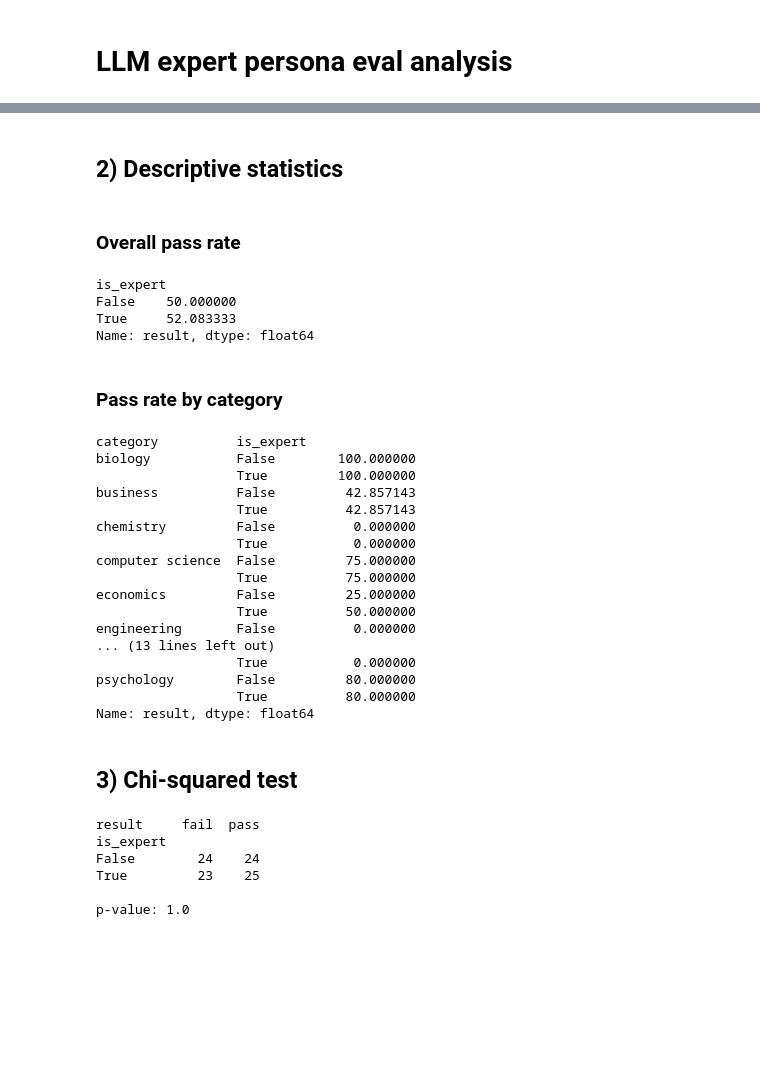
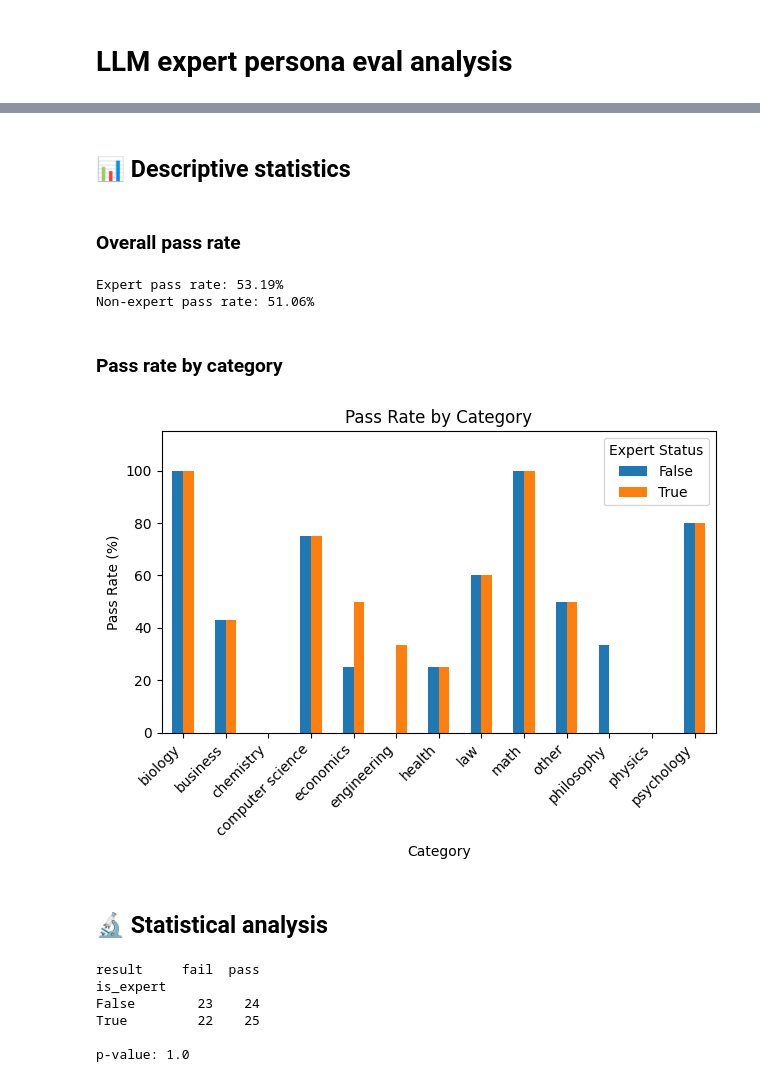
Before and after one commit to jcarterlab/expert-persona-eval, a Jupyter notebook: eval_analysis.ipynb, the cells around one changed output, grey strips where cells are left out. Drawn from its saved outputs; the diff is of its cells as text; code cells hidden in the pictures; blank space fills up the shorter version.

Commit message:
feat: add a data viz for pass rate by category to analysis notebook

```diff
--- a/eval_analysis.ipynb
+++ b/eval_analysis.ipynb
@@ -38,3 +42,9 @@ Name: result, dtype: float64
 # %%
-df[df['result'] == 'parse_failure']['llm_answer']
+parse_failure_questions = df[df['result']=='parse_failure']['question'].unique()
+filtered_df = df[~df['question'].isin(parse_failure_questions)]
+usable_rows_per_condition = len(filtered_df[filtered_df['is_expert']==True])
+total_rows_per_condition = len(df[df['is_expert']==True])
+
+print(f'Total usable rows per condition: {usable_rows_per_condition}')
+print(f'Rows removed due to parse failures per condition: {total_rows_per_condition - usable_rows_per_condition}')
 # %% [output]
@@ -54,42 +53,53 @@ Rows removed: 4
 # %% [markdown]
-## 2) Descriptive statistics
+## 📊 Descriptive statistics
 # %% [markdown]
 ### Overall pass rate
-# %%
-(df['result'] == 'pass').groupby(df['is_expert']).mean() * 100
-# %% [output]
-is_expert
-False    50.000000
-True     52.083333
-Name: result, dtype: float64
+# %%
+expert_pass_rate = round(float((filtered_df[filtered_df['is_expert']==True]['result']=='pass').mean()) * 100, 2)
+non_expert_pass_rate = round(float((filtered_df[filtered_df['is_expert']==False]['result']=='pass').mean()) * 100, 2)
+
+print(f'Expert pass rate: {expert_pass_rate}%')
+print(f'Non-expert pass rate: {non_expert_pass_rate}%')
+# %% [output]
+Expert pass rate: 53.19%
+Non-expert pass rate: 51.06%
 # %% [markdown]
 ### Pass rate by category
 # %%
-(df['result'] == 'pass').groupby([df['category'], df['is_expert']]).mean() * 100
+pass_rate = (
+    (filtered_df['result'] == 'pass')
+    .groupby([filtered_df['category'], filtered_df['is_expert']])
+    .mean()
+    * 100
+)
+
+plot_df = pass_rate.unstack()
+
+import matplotlib.pyplot as plt
+
+ax = plot_df.plot(kind='bar')
+
+ax.set_ylabel('Pass Rate (%)')
+ax.set_xlabel('Category')
+ax.set_title('Pass Rate by Category')
+ax.set_ylim(0, plot_df.max().max() * 1.15)
+
+ax.legend(
+    title='Expert Status',
+    loc='upper right'
+)
+
+plt.xticks(rotation=45, ha='right')
+plt.tight_layout()
+plt.show()
 # %% [output]
-category          is_expert
-biology           False        100.000000
-                  True         100.000000
-business          False         42.857143
-                  True          42.857143
-chemistry         False          0.000000
-                  True           0.000000
-computer science  False         75.000000
-                  True          75.000000
-economics         False         25.000000
-                  True          50.000000
-engineering       False          0.000000
-... (13 lines left out)
-                  True           0.000000
-psychology        False         80.000000
-                  True          80.000000
-Name: result, dtype: float64
+[figure, added]
 # %% [markdown]
-## 3) Chi-squared test
+## 🔬 Statistical analysis
 # %%
 from scipy.stats import chi2_contingency
 
-table = pd.crosstab(df['is_expert'], df['result'])
+table = pd.crosstab(filtered_df['is_expert'], filtered_df['result'])
 
 chi2, p, dof, expected = chi2_contingency(table)
 
@@ -98,7 +108,7 @@ print('\np-value:', p)
 # %% [output]
 result     fail  pass
 is_expert
-False        24    24
-True         23    25
+False        23    24
+True         22    25
 
 p-value: 1.0
```
Also changed, not shown: parts of 13 cells of this notebook.
